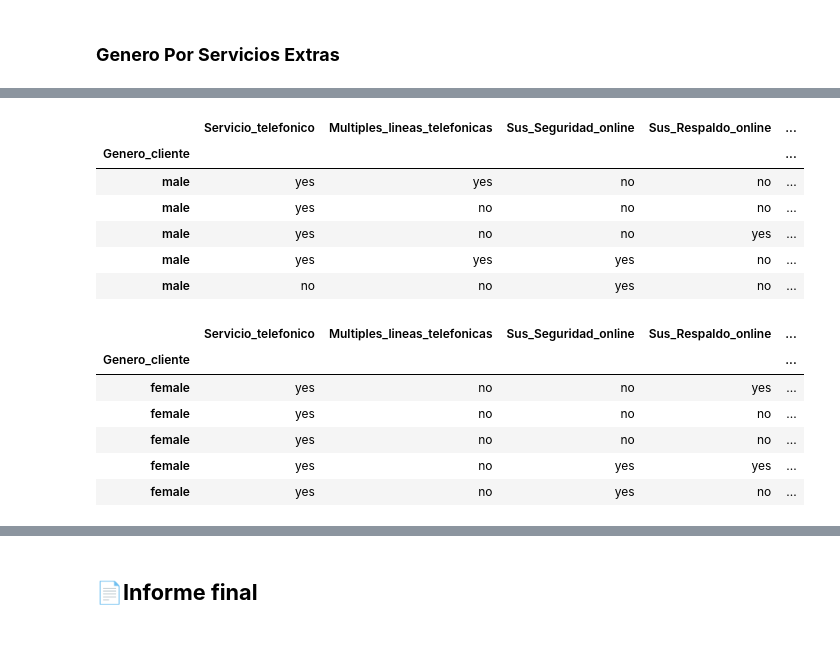
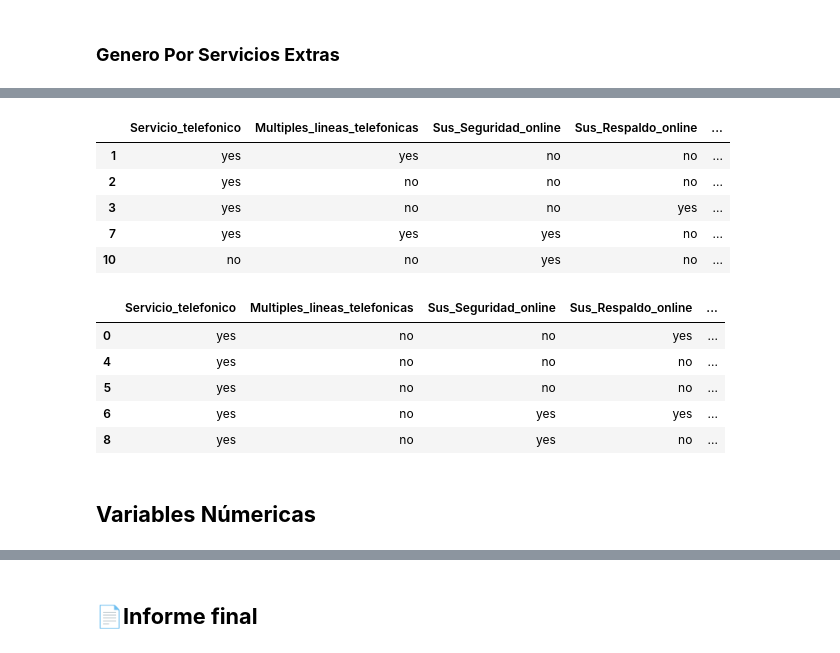
Before and after one commit to CarloR04/Challenge-Telcom_X, a Jupyter notebook: Telcom_X.ipynb, the cells around one changed output, grey strips where cells are left out. Saved outputs shown, nothing was run; the diff lists cells and outputs as text; code cells hidden in the pictures.

```diff
--- a/Telcom_X.ipynb
+++ b/Telcom_X.ipynb
@@ -1003,22 +1002,22 @@ Data.head(3)
 # %%
-Hombres = Data.loc['male', suscripciones]
+Hombres = Data[Data['Genero_cliente'] == 'male'][suscripciones]
 Hombres.head()
 # %% [output]
 |  | Servicio_telefonico | Multiples_lineas_telefonicas | Sus_Seguridad_online | Sus_Respaldo_online | ... |
-| Genero_cliente |  |  |  |  | ... |
-| male | yes | yes | no | no | ... |
-| male | yes | no | no | no | ... |
-| male | yes | no | no | yes | ... |
-| male | yes | yes | yes | no | ... |
-| male | no | no | yes | no | ... |
+| 1 | yes | yes | no | no | ... |
+| 2 | yes | no | no | no | ... |
+| 3 | yes | no | no | yes | ... |
+| 7 | yes | yes | yes | no | ... |
+| 10 | no | no | yes | no | ... |
 # %%
-Mujeres = Data.loc['female', suscripciones]
+Mujeres = Data[Data['Genero_cliente'] == 'female'][suscripciones]
 Mujeres.head()
 # %% [output]
 |  | Servicio_telefonico | Multiples_lineas_telefonicas | Sus_Seguridad_online | Sus_Respaldo_online | ... |
-| Genero_cliente |  |  |  |  | ... |
-| female | yes | no | no | yes | ... |
-| female | yes | no | no | no | ... |
-| female | yes | no | no | no | ... |
-| female | yes | no | yes | yes | ... |
-| female | yes | no | yes | no | ... |
+| 0 | yes | no | no | yes | ... |
+| 4 | yes | no | no | no | ... |
+| 5 | yes | no | no | no | ... |
+| 6 | yes | no | yes | yes | ... |
+| 8 | yes | no | yes | no | ... |
+# %% [markdown]
+## **Variables Númericas**
```
Also changed, not shown: parts of 25 cells of this notebook.
